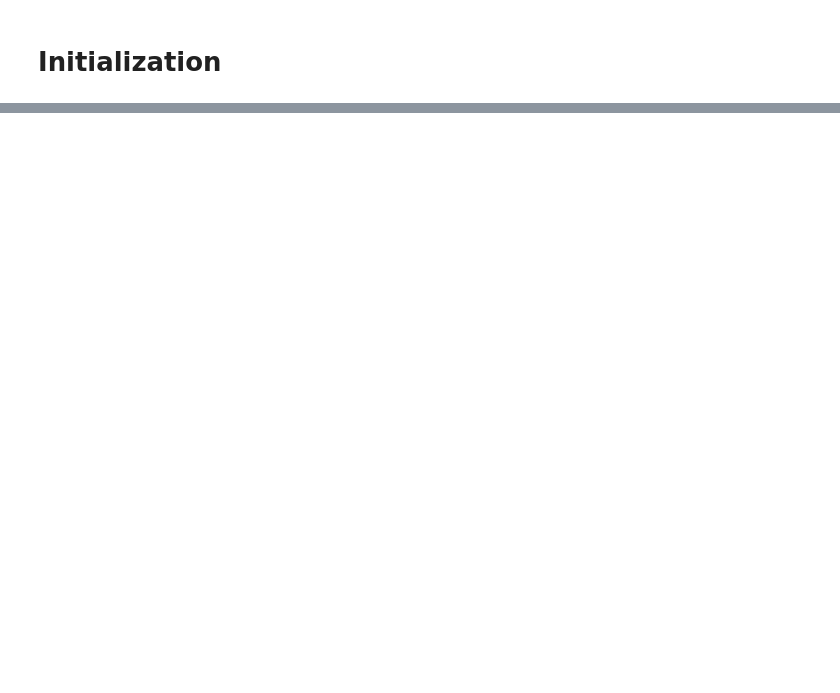
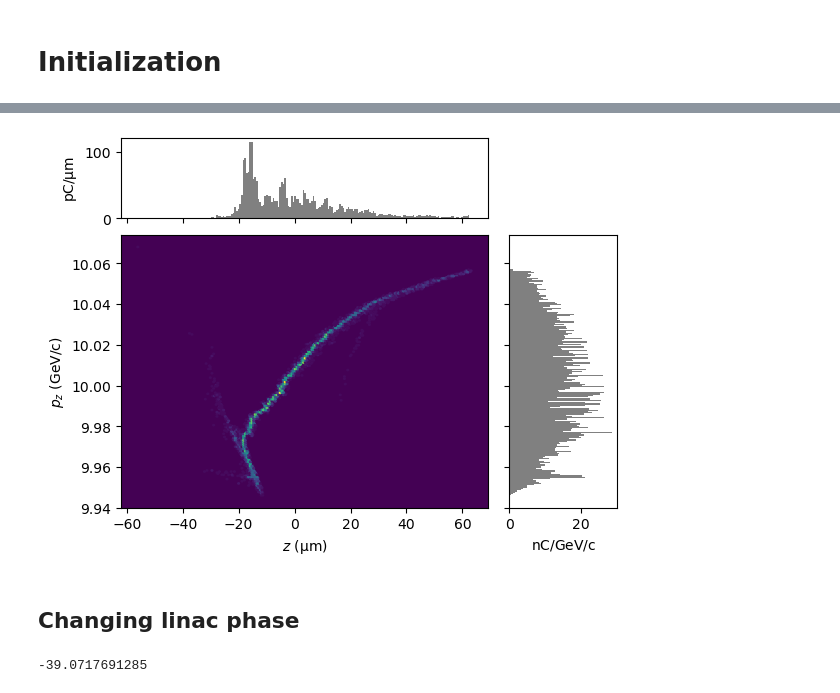
Before and after one commit to slaclab/FACET2-Bmad-PyTao, a Jupyter notebook: Example - Basic introduction.ipynb, the cells around one changed output, grey strips where cells are left out. Saved outputs shown, nothing was run; the diff lists cells and outputs as text; code cells hidden in the pictures; blank space fills up the shorter version.

```diff
--- a/Example - Basic introduction.ipynb
+++ b/Example - Basic introduction.ipynb
@@ -87,0 +127,12 @@ ParticleGroup with 9999 particles with total charge 1.599840000000001e-09 C
+# %%
+#Plot the longitudinal phase space
+display(plotMod(P, 'z', 'pz',  bins=200));
+# %% [output]
+[figure, added]
+# %% [markdown]
+## Changing linac phase
+# %%
+# Look at the L2 phase in the present configuration
+importedDefaultSettings["L2PhaseSet"]
+# %% [output]
+-39.0717691285
```
Also changed, not shown: parts of 27 cells of this notebook, 7 other files.
